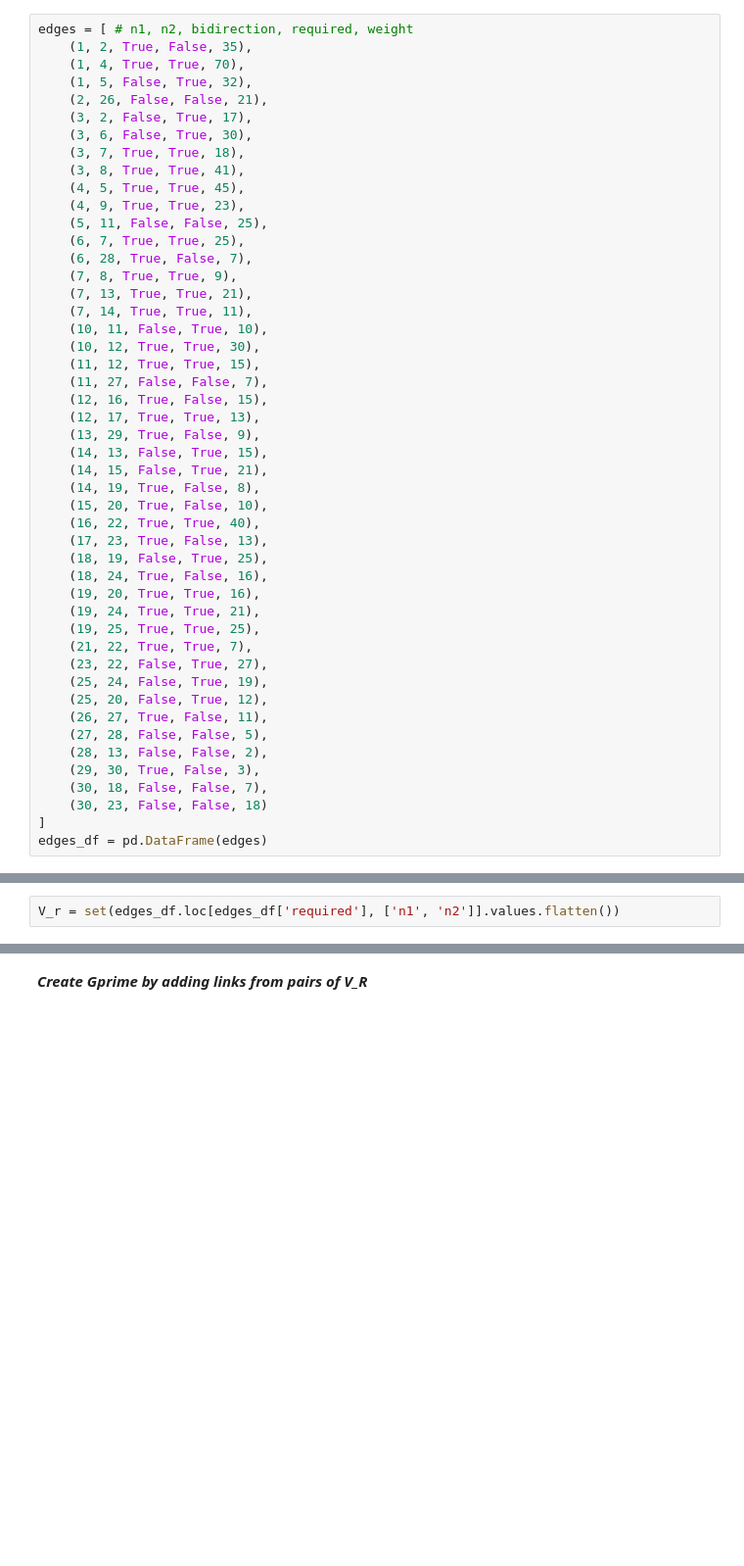
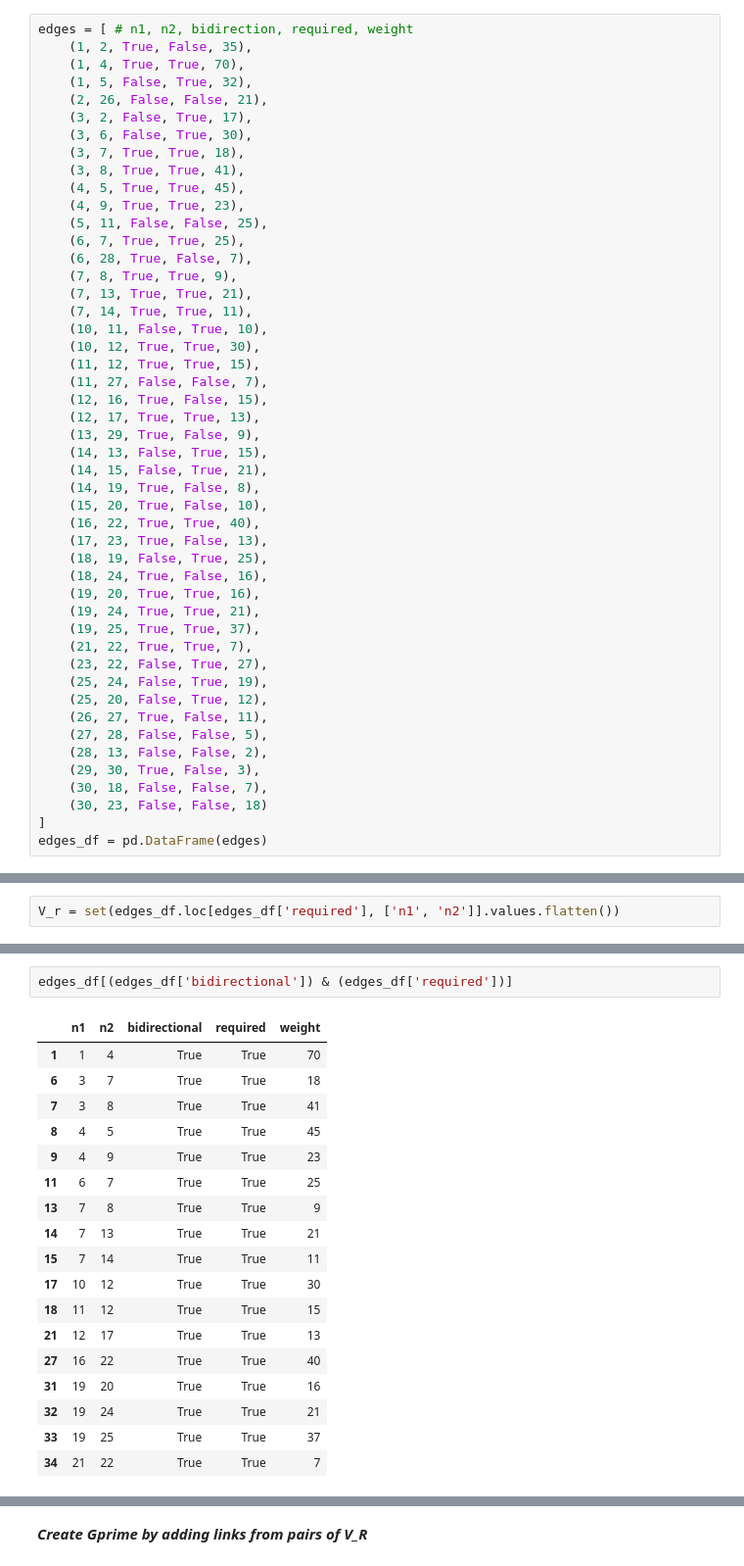
Before and after one commit to mwongkee/postman_problems, a Jupyter notebook: mrpp.ipynb, the cells around one changed output, grey strips where cells are left out. Shown: that part at 98% size. Drawn from its saved outputs; the diff is of its cells as text; blank space fills up the shorter version.

```diff
--- a/mrpp.ipynb
+++ b/mrpp.ipynb
@@ -36,7 +155,7 @@ edges = [ # n1, n2, bidirection, required, weight
     (18, 24, True, False, 16),
     (19, 20, True, True, 16),
     (19, 24, True, True, 21),
-    (19, 25, True, True, 25),
+    (19, 25, True, True, 37),
     (21, 22, True, True, 7),
     (23, 22, False, True, 27),
     (25, 24, False, True, 19),
@@ -81 +328,22 @@ for i, row in edges_df[(~edges_df['bidirectional']) & (edges_df['required'])].it
+# %%
+edges_df[(edges_df['bidirectional']) & (edges_df['required'])]
+# %% [output]
+|  | n1 | n2 | bidirectional | required | weight |
+| 1 | 1 | 4 | True | True | 70 |
+| 6 | 3 | 7 | True | True | 18 |
+| 7 | 3 | 8 | True | True | 41 |
+| 8 | 4 | 5 | True | True | 45 |
+| 9 | 4 | 9 | True | True | 23 |
+| 11 | 6 | 7 | True | True | 25 |
+| 13 | 7 | 8 | True | True | 9 |
+| 14 | 7 | 13 | True | True | 21 |
+| 15 | 7 | 14 | True | True | 11 |
+| 17 | 10 | 12 | True | True | 30 |
+| 18 | 11 | 12 | True | True | 15 |
+| 21 | 12 | 17 | True | True | 13 |
+| 27 | 16 | 22 | True | True | 40 |
+| 31 | 19 | 20 | True | True | 16 |
+| 32 | 19 | 24 | True | True | 21 |
+| 33 | 19 | 25 | True | True | 37 |
+| 34 | 21 | 22 | True | True | 7 |
 # %%
```
Also changed, not shown: parts of 41 cells of this notebook, 1 other file.
